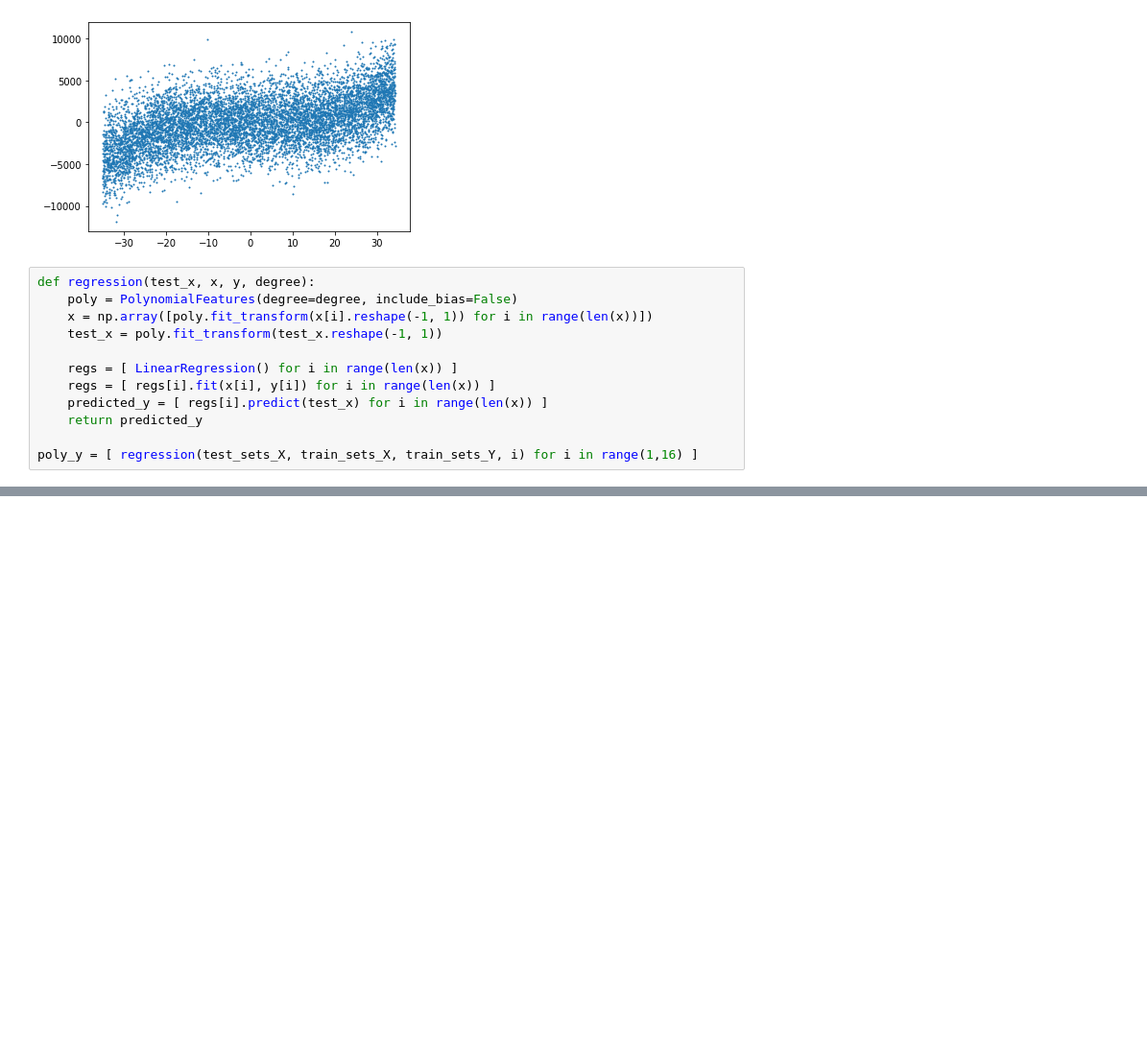
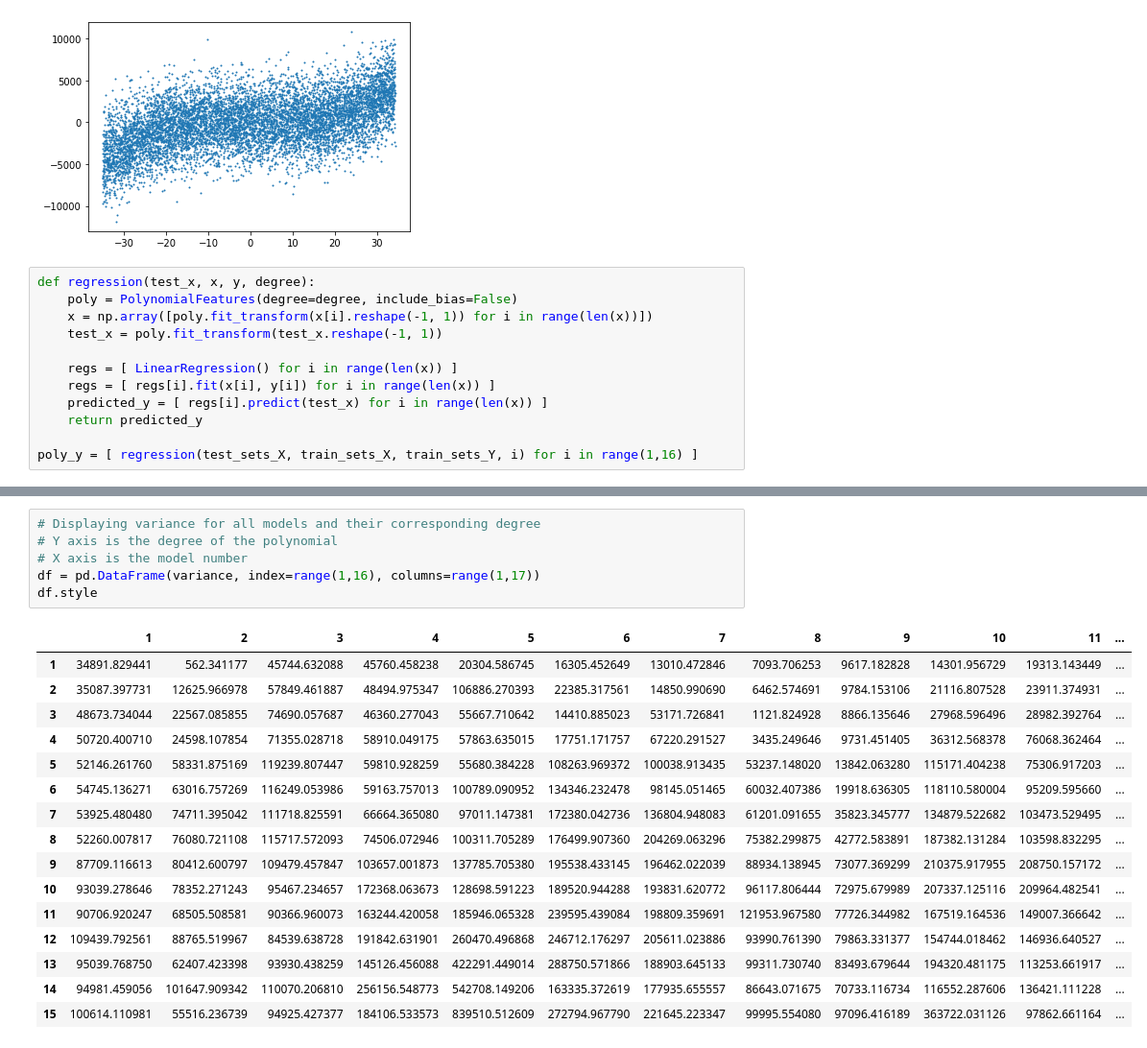
Before and after one commit to ShreyasRevankar/Polynomial-Regression, a Jupyter notebook: 1_assgn1/updated_code.ipynb, the cells around one changed output, grey strips where cells are left out. Shown at 96% size. Drawn from its saved outputs; the diff is of its cells as text; blank space fills up the shorter version.

```diff
--- a/1_assgn1/updated_code.ipynb
+++ b/1_assgn1/updated_code.ipynb
@@ -61,0 +63,23 @@ plt.show()
+# %%
+# Displaying variance for all models and their corresponding degree
+# Y axis is the degree of the polynomial
+# X axis is the model number
+df = pd.DataFrame(variance, index=range(1,16), columns=range(1,17))
+df.style
+# %% [output]
+|  | 1 | 2 | 3 | 4 | 5 | 6 | 7 | 8 | 9 | 10 | 11 | ... |
+| 1 | 34891.829441 | 562.341177 | 45744.632088 | 45760.458238 | 20304.586745 | 16305.452649 | 13010.472846 | 7093.706253 | 9617.182828 | 14301.956729 | 19313.143449 | ... |
+| 2 | 35087.397731 | 12625.966978 | 57849.461887 | 48494.975347 | 106886.270393 | 22385.317561 | 14850.990690 | 6462.574691 | 9784.153106 | 21116.807528 | 23911.374931 | ... |
+| 3 | 48673.734044 | 22567.085855 | 74690.057687 | 46360.277043 | 55667.710642 | 14410.885023 | 53171.726841 | 1121.824928 | 8866.135646 | 27968.596496 | 28982.392764 | ... |
+| 4 | 50720.400710 | 24598.107854 | 71355.028718 | 58910.049175 | 57863.635015 | 17751.171757 | 67220.291527 | 3435.249646 | 9731.451405 | 36312.568378 | 76068.362464 | ... |
+| 5 | 52146.261760 | 58331.875169 | 119239.807447 | 59810.928259 | 55680.384228 | 108263.969372 | 100038.913435 | 53237.148020 | 13842.063280 | 115171.404238 | 75306.917203 | ... |
+| 6 | 54745.136271 | 63016.757269 | 116249.053986 | 59163.757013 | 100789.090952 | 134346.232478 | 98145.051465 | 60032.407386 | 19918.636305 | 118110.580004 | 95209.595660 | ... |
+| 7 | 53925.480480 | 74711.395042 | 111718.825591 | 66664.365080 | 97011.147381 | 172380.042736 | 136804.948083 | 61201.091655 | 35823.345777 | 134879.522682 | 103473.529495 | ... |
+| 8 | 52260.007817 | 76080.721108 | 115717.572093 | 74506.072946 | 100311.705289 | 176499.907360 | 204269.063296 | 75382.299875 | 42772.583891 | 187382.131284 | 103598.832295 | ... |
+| 9 | 87709.116613 | 80412.600797 | 109479.457847 | 103657.001873 | 137785.705380 | 195538.433145 | 196462.022039 | 88934.138945 | 73077.369299 | 210375.917955 | 208750.157172 | ... |
+| 10 | 93039.278646 | 78352.271243 | 95467.234657 | 172368.063673 | 128698.591223 | 189520.944288 | 193831.620772 | 96117.806444 | 72975.679989 | 207337.125116 | 209964.482541 | ... |
+| 11 | 90706.920247 | 68505.508581 | 90366.960073 | 163244.420058 | 185946.065328 | 239595.439084 | 198809.359691 | 121953.967580 | 77726.344982 | 167519.164536 | 149007.366642 | ... |
+| 12 | 109439.792561 | 88765.519967 | 84539.638728 | 191842.631901 | 260470.496868 | 246712.176297 | 205611.023886 | 93990.761390 | 79863.331377 | 154744.018462 | 146936.640527 | ... |
+| 13 | 95039.768750 | 62407.423398 | 93930.438259 | 145126.456088 | 422291.449014 | 288750.571866 | 188903.645133 | 99311.730740 | 83493.679644 | 194320.481175 | 113253.661917 | ... |
+| 14 | 94981.459056 | 101647.909342 | 110070.206810 | 256156.548773 | 542708.149206 | 163335.372619 | 177935.655557 | 86643.071675 | 70733.116734 | 116552.287606 | 136421.111228 | ... |
+| 15 | 100614.110981 | 55516.236739 | 94925.427377 | 184106.533573 | 839510.512609 | 272794.967790 | 221645.223347 | 99995.554080 | 97096.416189 | 363722.031126 | 97862.661164 | ... |
```
Also changed, not shown: parts of 5 cells of this notebook.
